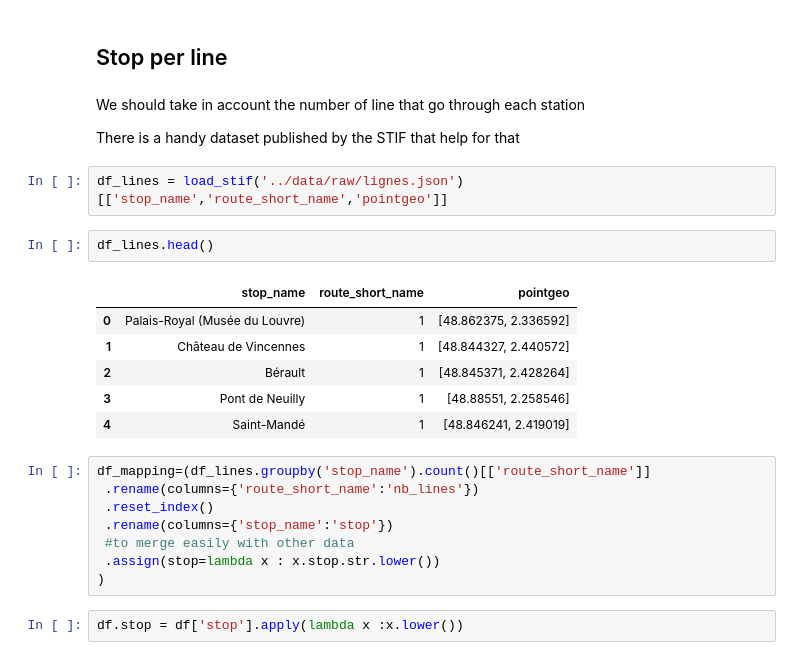
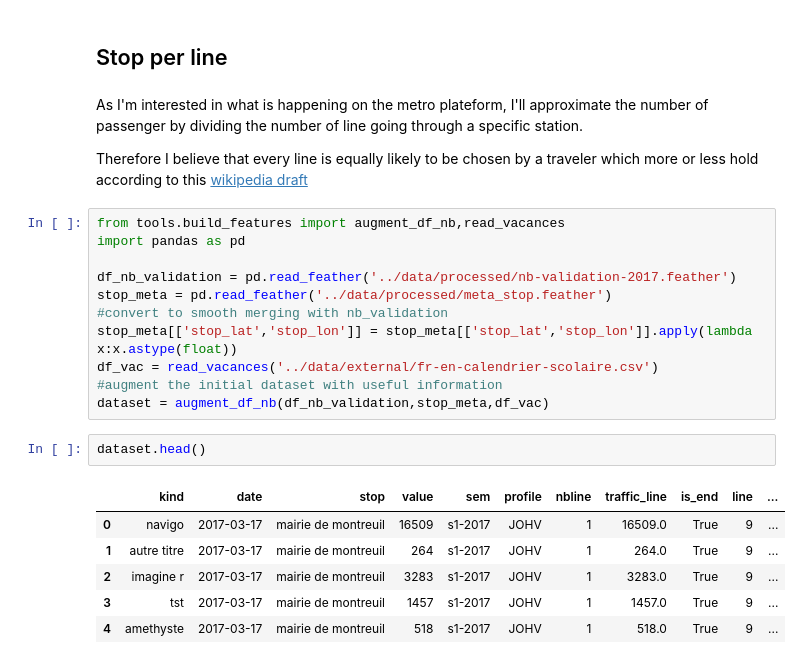
Before and after one commit to KhalidCK/metro-paris, a Jupyter notebook: notebooks/02 - Explore STIF nb validation dataset.ipynb, the cells around one changed output. Drawn from its saved outputs; the diff is of its cells as text.

```diff
--- a/notebooks/02 - Explore STIF nb validation dataset.ipynb
+++ b/notebooks/02 - Explore STIF nb validation dataset.ipynb
@@ -138,27 +144,27 @@ x = ax.set_ylabel('density')
 # %% [markdown]
 ## Stop per line
-# %% [markdown]
-We should take in account the number of line that go through each station
-
-There is a handy dataset published by the STIF that help for that
-# %%
-df_lines = load_stif('../data/raw/lignes.json')[['stop_name','route_short_name','pointgeo']]
+# %% [markdown]
+As I'm interested in what is happening on the metro plateform, I'll approximate the number of passenger by dividing the number of line going through a specific station.
+
+Therefore I believe that every line is equally likely to be chosen by a traveler
+which more or less hold according to this [wikipedia draft](https://fr.wikipedia.org/wiki/Liste_des_lignes_de_m%C3%A9tro_parisiennes_par_fr%C3%A9quentation)
+# %%
+from tools.build_features import augment_df_nb,read_vacances
+import pandas as pd
+
+df_nb_validation = pd.read_feather('../data/processed/nb-validation-2017.feather')
+stop_meta = pd.read_feather('../data/processed/meta_stop.feather')
+#convert to smooth merging with nb_validation
+stop_meta[['stop_lat','stop_lon']] = stop_meta[['stop_lat','stop_lon']].apply(lambda x:x.astype(float))
+df_vac = read_vacances('../data/external/fr-en-calendrier-scolaire.csv')
+#augment the initial dataset with useful information
+dataset = augment_df_nb(df_nb_validation,stop_meta,df_vac)
 # %%
-df_lines.head()
+dataset.head()
 # %% [output]
-|  | stop_name | route_short_name | pointgeo |
-| 0 | Palais-Royal (Musée du Louvre) | 1 | [48.862375, 2.336592] |
-| 1 | Château de Vincennes | 1 | [48.844327, 2.440572] |
-| 2 | Bérault | 1 | [48.845371, 2.428264] |
-| 3 | Pont de Neuilly | 1 | [48.88551, 2.258546] |
-| 4 | Saint-Mandé | 1 | [48.846241, 2.419019] |
+|  | kind | date | stop | value | sem | profile | nbline | traffic_line | is_end | line | ... |
+| 0 | navigo | 2017-03-17 | mairie de montreuil | 16509 | s1-2017 | JOHV | 1 | 16509.0 | True | 9 | ... |
+| 1 | autre titre | 2017-03-17 | mairie de montreuil | 264 | s1-2017 | JOHV | 1 | 264.0 | True | 9 | ... |
+| 2 | imagine r | 2017-03-17 | mairie de montreuil | 3283 | s1-2017 | JOHV | 1 | 3283.0 | True | 9 | ... |
+| 3 | tst | 2017-03-17 | mairie de montreuil | 1457 | s1-2017 | JOHV | 1 | 1457.0 | True | 9 | ... |
+| 4 | amethyste | 2017-03-17 | mairie de montreuil | 518 | s1-2017 | JOHV | 1 | 518.0 | True | 9 | ... |
-# %%
-df_mapping=(df_lines.groupby('stop_name').count()[['route_short_name']]
- .rename(columns={'route_short_name':'nb_lines'})
- .reset_index()
- .rename(columns={'stop_name':'stop'})
- #to merge easily with other data
- .assign(stop=lambda x : x.stop.str.lower())
-)
-# %%
-df.stop = df['stop'].apply(lambda x :x.lower())
```
Also changed, not shown: parts of 30 cells of this notebook, 1 other file.
